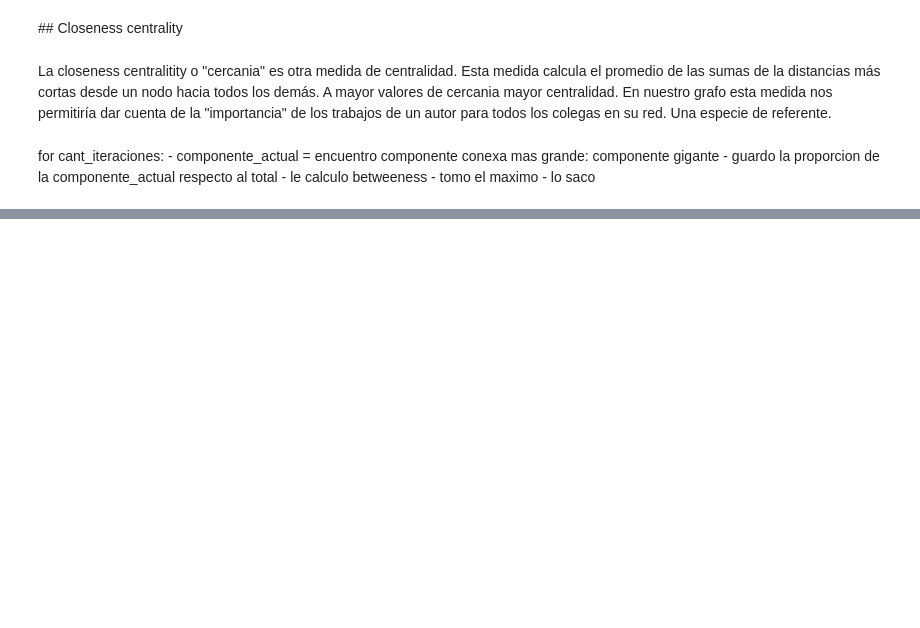
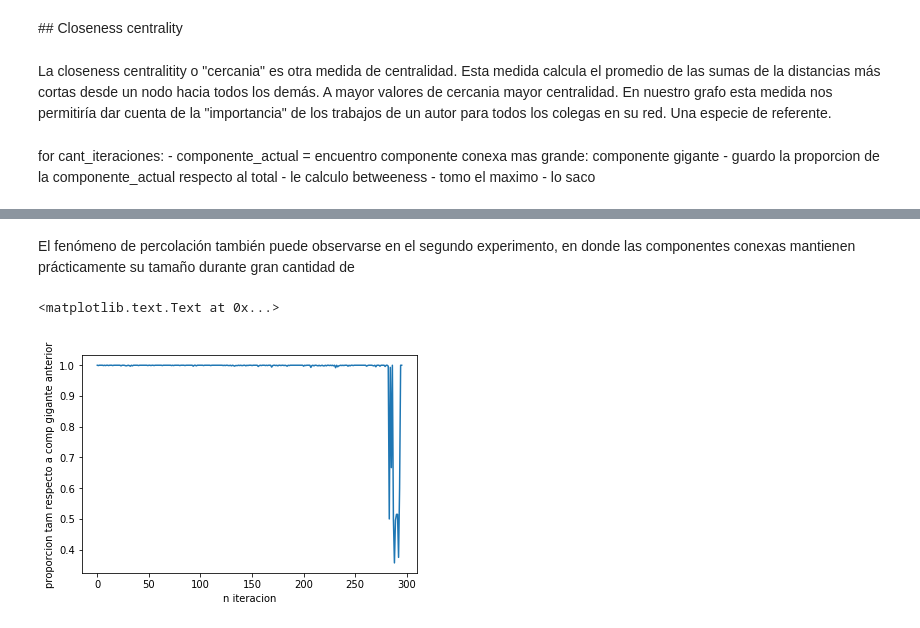
Before and after one commit to turtle-lea/ciencia-de-datos, a Jupyter notebook: tp-4/TP4.ipynb, the cells around one changed output, grey strips where cells are left out. Drawn from its saved outputs; the diff is of its cells as text; code cells hidden in the pictures; blank space fills up the shorter version.

```diff
--- a/tp-4/TP4.ipynb
+++ b/tp-4/TP4.ipynb
@@ -571,0 +539,9 @@ KeyboardInterrupt:
+# %% [markdown]
+El fenómeno de percolación también puede observarse en el segundo experimento, en donde las componentes conexas mantienen prácticamente su tamaño durante gran cantidad de
+# %%
+plt.plot(xs_res_closeness, res_closeness_sobre_tam_anterior)
+plt.xlabel("n iteracion")
+plt.ylabel("proporcion tam respecto a comp gigante anterior")
+# %% [output]
+<matplotlib.text.Text at 0x...>
+[figure, added]
```
Also changed, not shown: parts of 27 cells of this notebook.
